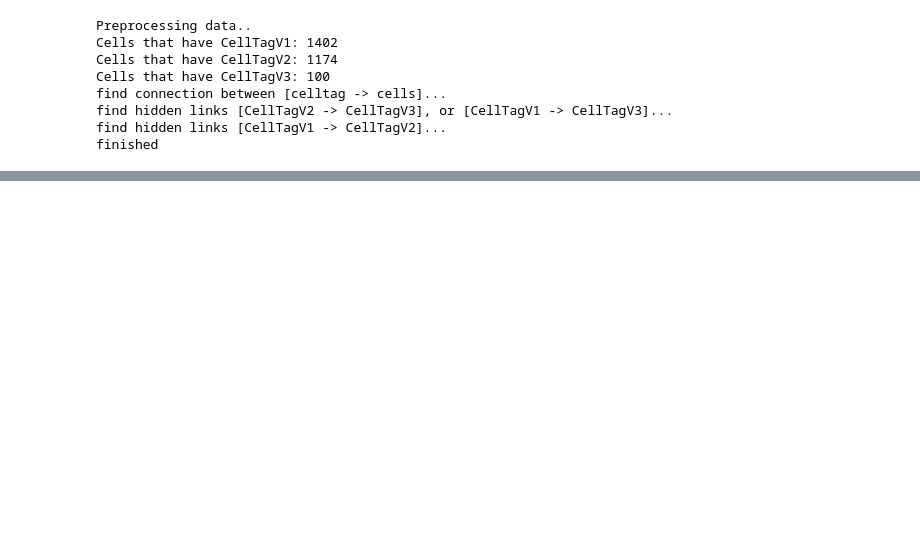
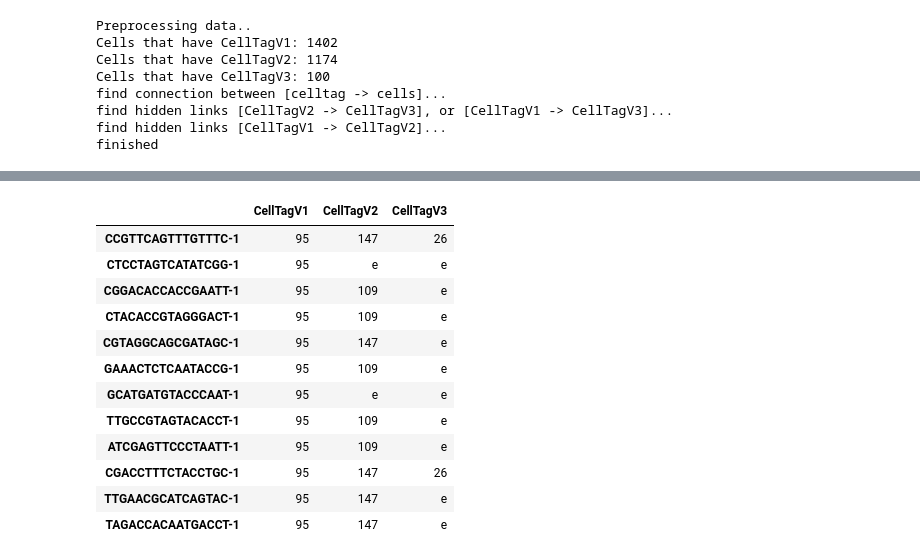
Before and after one commit to Kaveh8/CellTaggingWorkflow_Python, a Jupyter notebook: cell_tagging_workflow.ipynb, the cells around one changed output, grey strips where cells are left out. Drawn from its saved outputs; the diff is of its cells as text; code cells hidden in the pictures; blank space fills up the shorter version.

```diff
--- a/cell_tagging_workflow.ipynb
+++ b/cell_tagging_workflow.ipynb
@@ -184,0 +265,16 @@ link_list
+# %%
+celltag_data[celltag_data['CellTagV1']==95]
+# %% [output]
+|  | CellTagV1 | CellTagV2 | CellTagV3 |
+| CCGTTCAGTTTGTTTC-1 | 95 | 147 | 26 |
+| CTCCTAGTCATATCGG-1 | 95 | e | e |
+| CGGACACCACCGAATT-1 | 95 | 109 | e |
+| CTACACCGTAGGGACT-1 | 95 | 109 | e |
+| CGTAGGCAGCGATAGC-1 | 95 | 147 | e |
+| GAAACTCTCAATACCG-1 | 95 | 109 | e |
+| GCATGATGTACCCAAT-1 | 95 | e | e |
+| TTGCCGTAGTACACCT-1 | 95 | 109 | e |
+| ATCGAGTTCCCTAATT-1 | 95 | 109 | e |
+| CGACCTTTCTACCTGC-1 | 95 | 147 | 26 |
+| TTGAACGCATCAGTAC-1 | 95 | 147 | e |
+| TAGACCACAATGACCT-1 | 95 | 147 | e |
```
Also changed, not shown: parts of 8 cells of this notebook, 2 other files.
